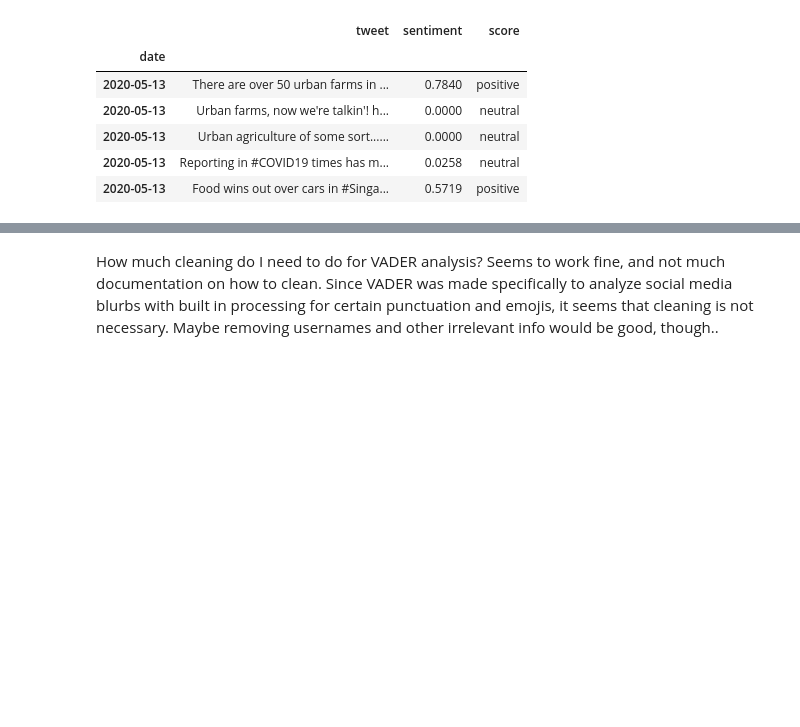
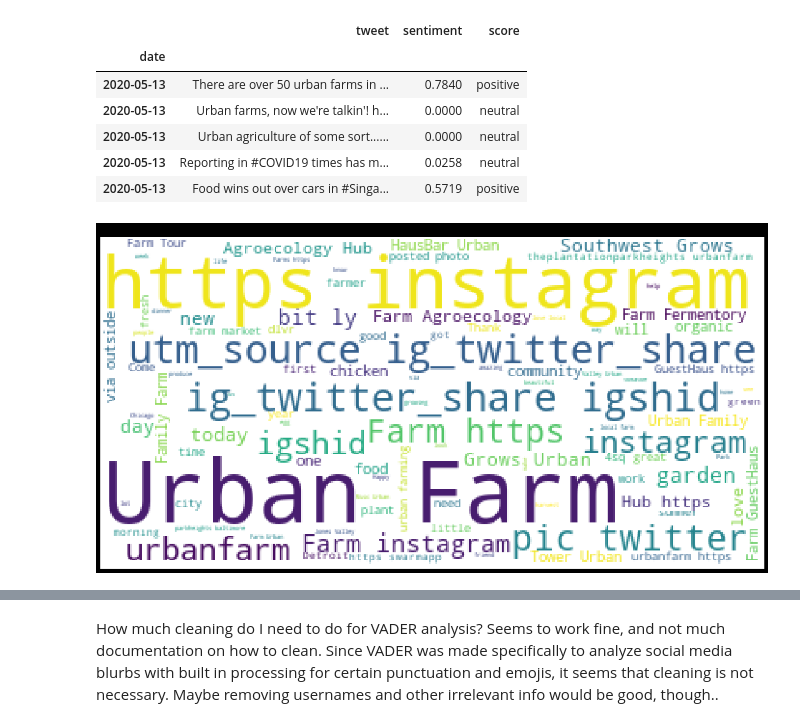
Before and after one commit to daveajstearns/mod5_project, a Jupyter notebook: nlp_component.ipynb, the cells around one changed output, grey strips where cells are left out. Cells and saved outputs as stored; diff of their text form; code cells hidden in the pictures; blank space fills up the shorter version.

```diff
--- a/nlp_component.ipynb
+++ b/nlp_component.ipynb
@@ -155 +155,12 @@ mas.head()
+# %%
+def wordcloud(tweets,col):
+    stopwords = set(STOPWORDS)
+    wordcloud = WordCloud(background_color="white",stopwords=stopwords,random_state = 2016).generate(" ".join([i for i in tweets[col]]))
+    plt.figure( figsize=(20,10), facecolor='k')
+    plt.imshow(wordcloud)
+    plt.axis("off")
+    plt.title("Good Morning Datascience+")
+wordcloud(mas,'tweet')
+# %% [output]
+[figure, added]
 # %%
```
Also changed, not shown: parts of 4 cells of this notebook, 1 other file.
